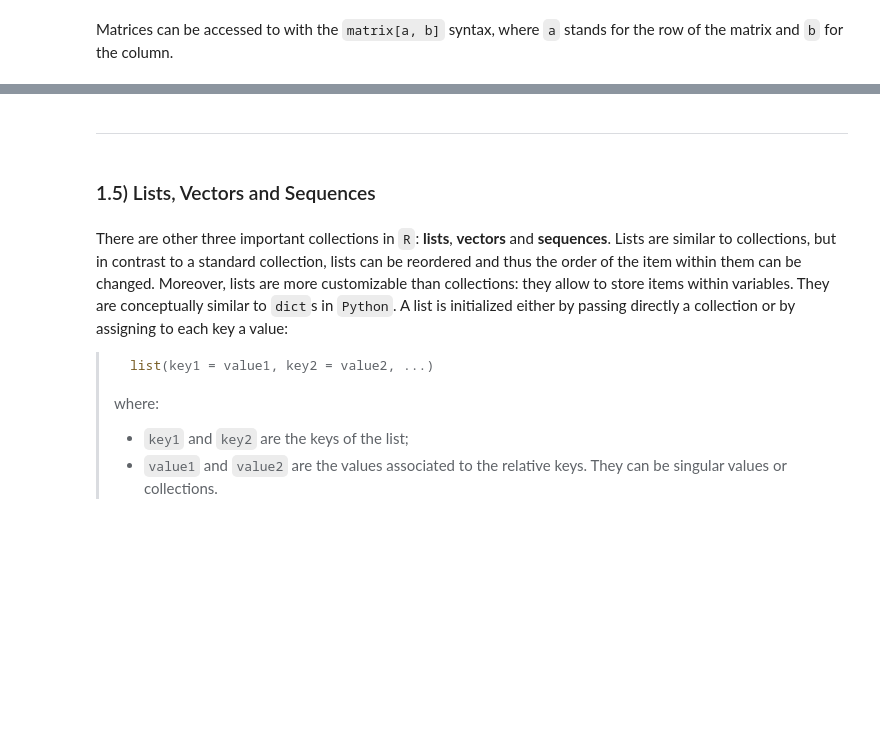
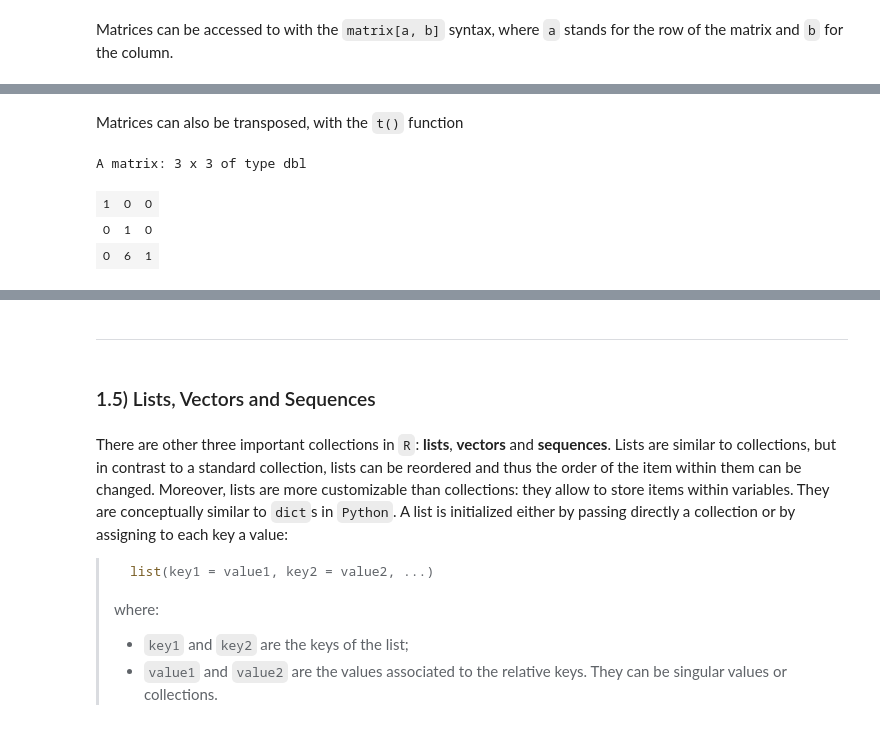
Before and after one commit to ElBi21/R-All-Over-It, a Jupyter notebook: 01_beginning.ipynb, the cells around one changed output, grey strips where cells are left out. Drawn from its saved outputs; the diff is of its cells as text; code cells hidden in the pictures; blank space fills up the shorter version.

```diff
--- a/01_beginning.ipynb
+++ b/01_beginning.ipynb
@@ -269,0 +307,9 @@ a_matrix[2, 3]
+# %% [markdown]
+Matrices can also be transposed, with the `t()` function
+# %%
+t(ident)
+# %% [output]
+A matrix: 3 x 3 of type dbl
+| 1 | 0 | 0 |
+| 0 | 1 | 0 |
+| 0 | 6 | 1 |
```
Also changed, not shown: parts of 13 cells of this notebook, 1 other file.
